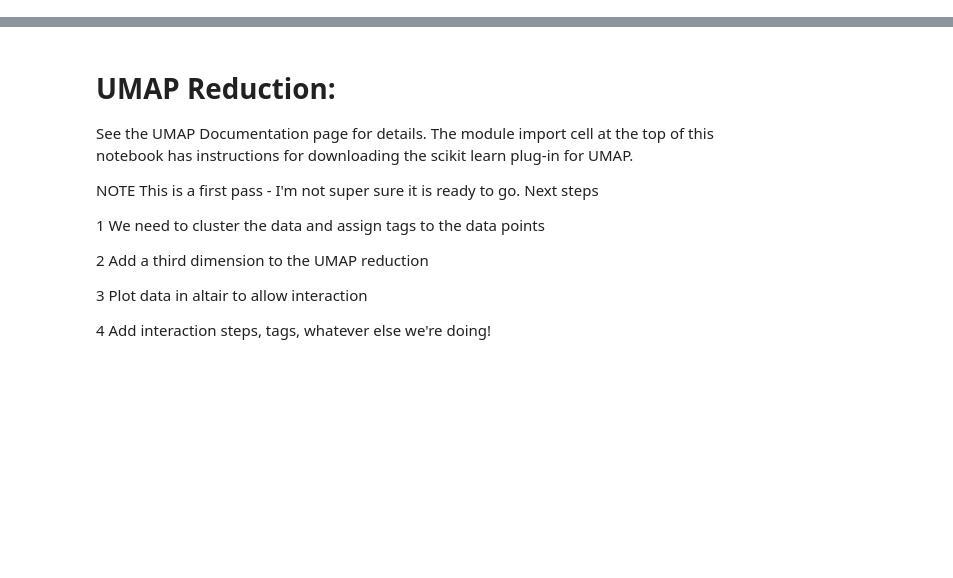
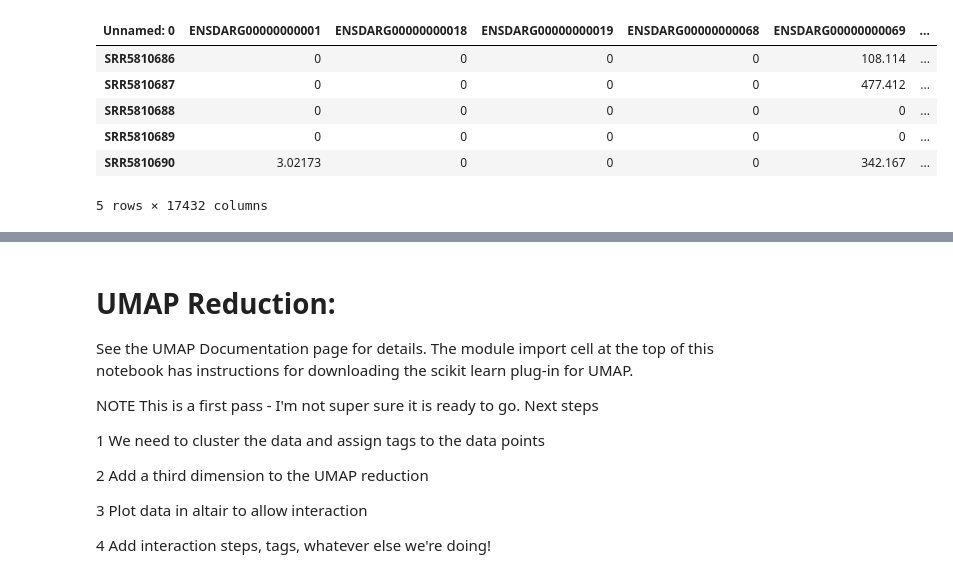
Before and after one commit to noah-pearson/scRNA-seq_Project, a Jupyter notebook: GroupProject.ipynb, the cells around one changed output, grey strips where cells are left out. Drawn from its saved outputs; the diff is of its cells as text; code cells hidden in the pictures; blank space fills up the shorter version.

```diff
--- a/GroupProject.ipynb
+++ b/GroupProject.ipynb
@@ -197,0 +91,12 @@ annotationData.head()
+# %%
+norm_counts = norm_counts.set_index('Unnamed: 0')
+norm_transpose = norm_counts.transpose()
+norm_transpose.head()
+# %% [output]
+| Unnamed: 0 | ENSDARG00000000001 | ENSDARG00000000018 | ENSDARG00000000019 | ENSDARG00000000068 | ENSDARG00000000069 | ... |
+| SRR5810686 | 0 | 0 | 0 | 0 | 108.114 | ... |
+| SRR5810687 | 0 | 0 | 0 | 0 | 477.412 | ... |
+| SRR5810688 | 0 | 0 | 0 | 0 | 0 | ... |
+| SRR5810689 | 0 | 0 | 0 | 0 | 0 | ... |
+| SRR5810690 | 3.02173 | 0 | 0 | 0 | 342.167 | ... |
+5 rows × 17432 columns
```
Also changed, not shown: parts of 57 cells of this notebook, 1 other file.
